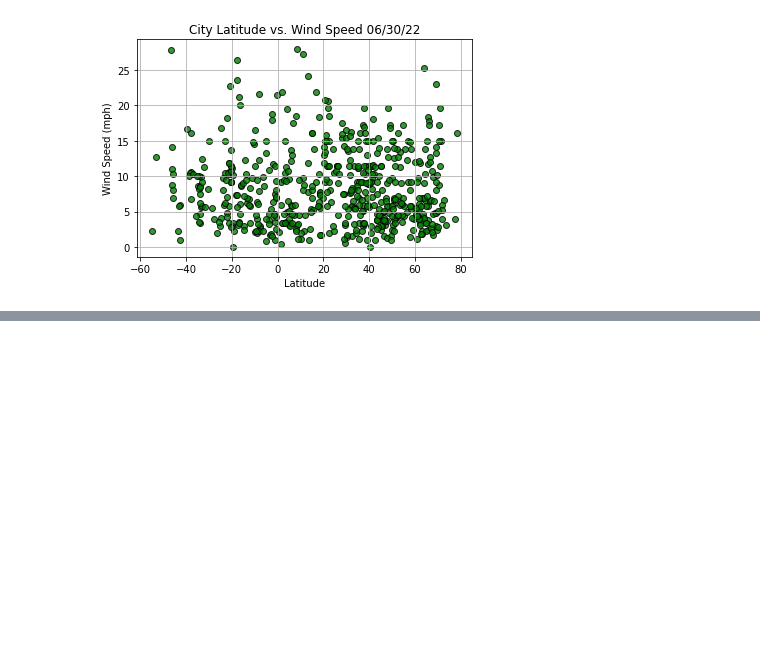
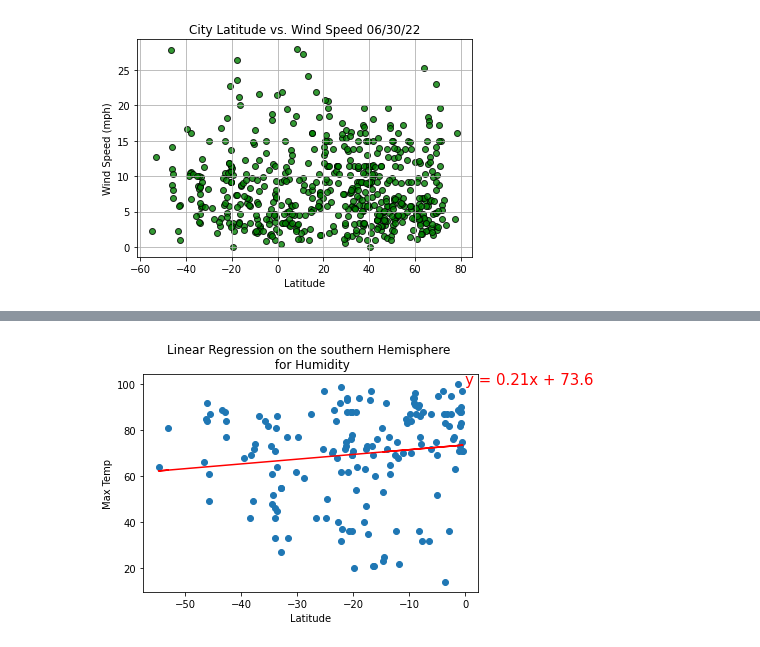
Before and after one commit to Vitulli/World_Weather_Analysis, a Jupyter notebook: WeatherPy.ipynb, the cells around one changed output, grey strips where cells are left out. Cells and saved outputs as stored; diff of their text form; code cells hidden in the pictures; blank space fills up the shorter version.

```diff
--- a/WeatherPy.ipynb
+++ b/WeatherPy.ipynb
@@ -281,0 +373,9 @@ plt.show()
+# %%
+# Linear regression on the Northern/Southern Hemisphere
+x_values = southern_hemi_df["Lat"]
+y_values = southern_hemi_df["Humidity"]
+
+# Call the function.
+plot_linear_regression(x_values, y_values, 'Linear Regression on the southern Hemisphere \n for Humidity', 'Max Temp',(0, 100))
+# %% [output]
+[figure, added]
```
Also changed, not shown: parts of 17 cells of this notebook, 2 other files.
